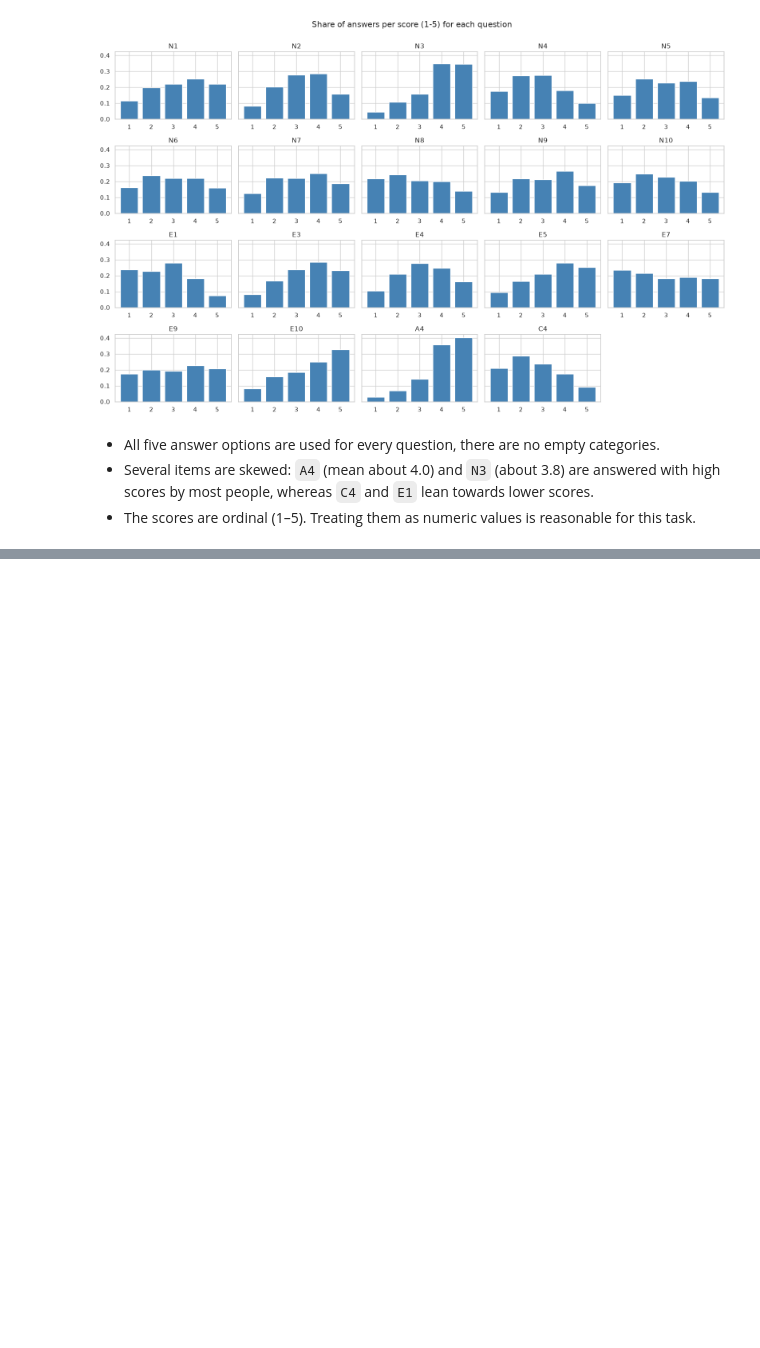
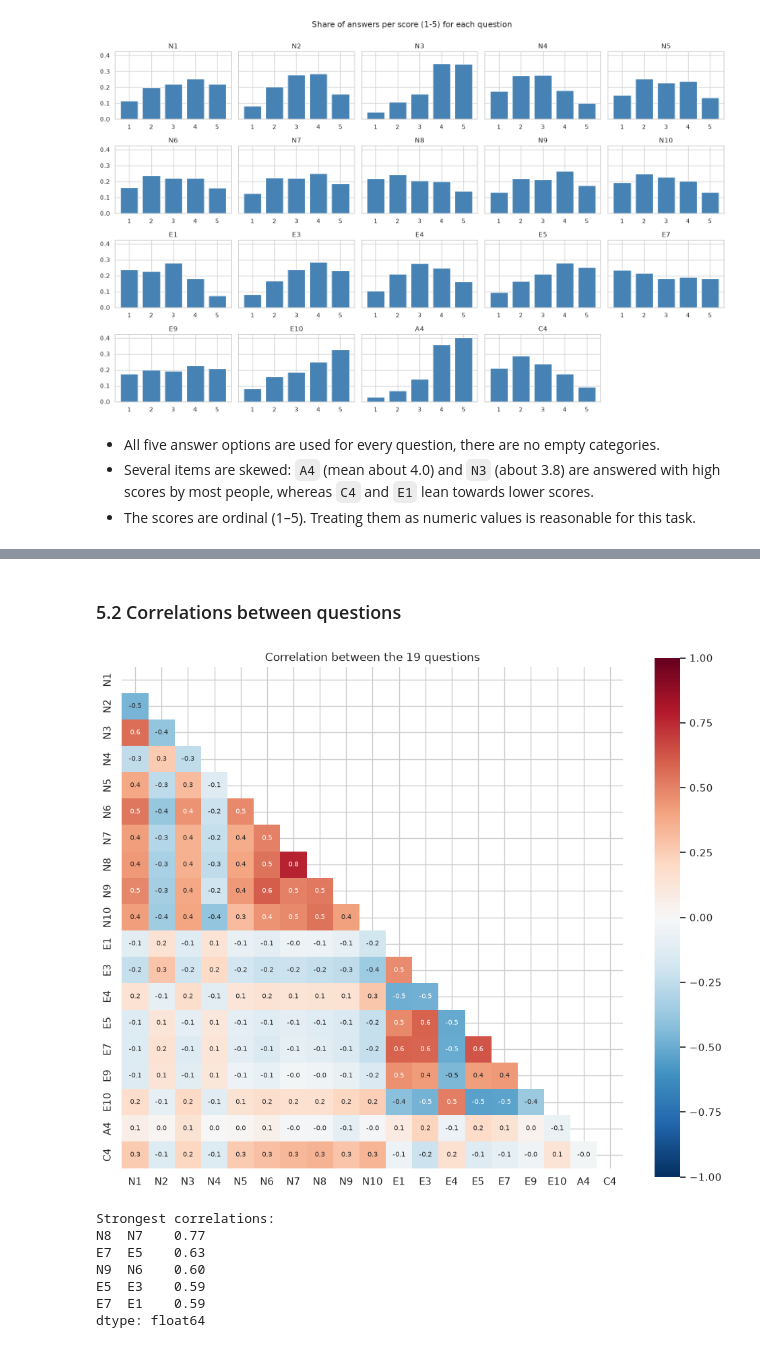
Before and after one commit to marc-matull/personality-predictor, a Jupyter notebook: notebooks/01_eda.ipynb, the cells around one changed output, grey strips where cells are left out. Cells and saved outputs as stored; diff of their text form; code cells hidden in the pictures; blank space fills up the shorter version.

```diff
--- a/notebooks/01_eda.ipynb
+++ b/notebooks/01_eda.ipynb
@@ -348,0 +387,26 @@ plt.show()
+# %% [markdown]
+### 5.2 Correlations between questions
+# %%
+corr = plot_df[QUESTION_COLUMNS].corr()
+upper_mask = np.triu(np.ones_like(corr, dtype=bool))
+
+fig, ax = plt.subplots(figsize=(12, 10))
+sns.heatmap(corr, mask=upper_mask, cmap="RdBu_r", center=0,
+            vmin=-1, vmax=1, annot=True, fmt=".1f",
+            annot_kws={"size": 7}, square=True, ax=ax)
+ax.set_title("Correlation between the 19 questions")
+plt.show()
+
+pairs = corr.where(~upper_mask).stack().dropna()
+strongest = pairs.reindex(pairs.abs().sort_values(ascending=False).index)
+print("Strongest correlations:")
+print(strongest.head(5).round(2))
+# %% [output]
+[figure, added]
+Strongest correlations:
+N8  N7    0.77
+E7  E5    0.63
+N9  N6    0.60
+E5  E3    0.59
+E7  E1    0.59
+dtype: float64
```
Also changed, not shown: parts of 9 cells of this notebook, 1 other file.
